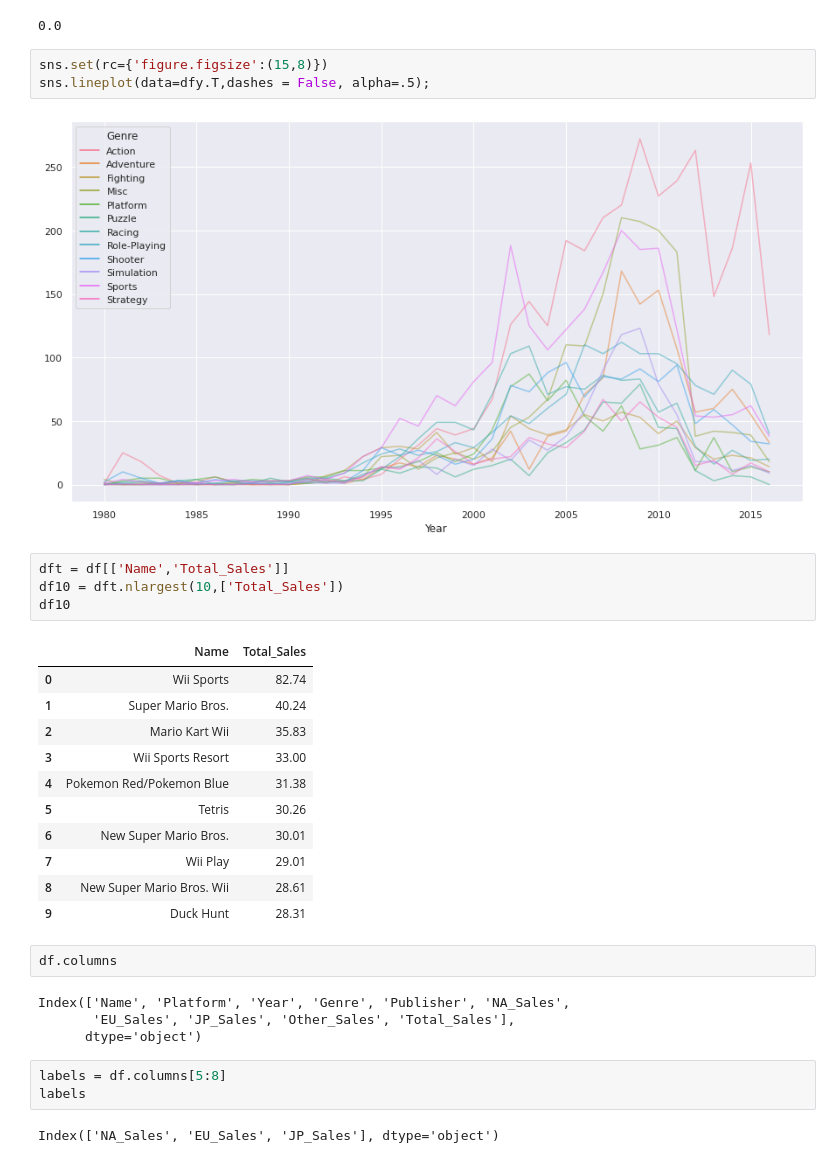
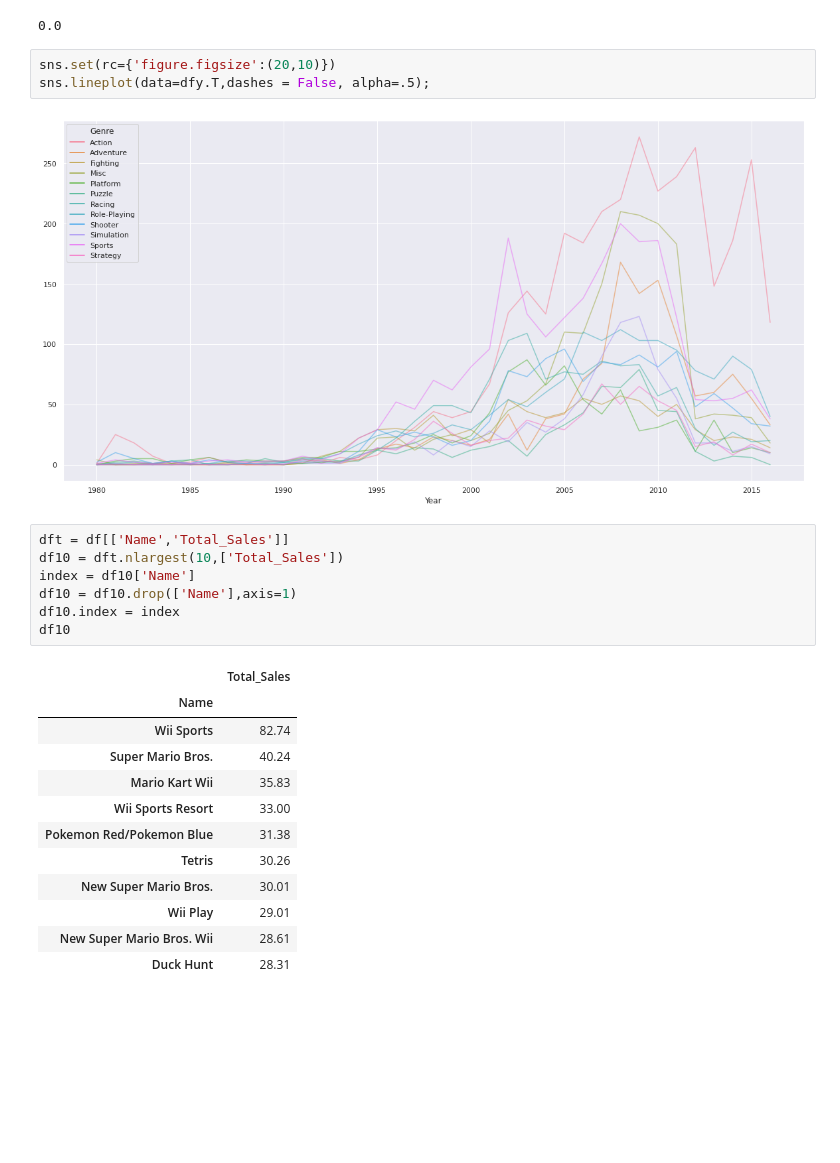
Before and after one commit to hsaurs/Projects, a Jupyter notebook: AI_06_유형석_Project1.ipynb, the cells around one changed output. Drawn from its saved outputs; the diff is of its cells as text; blank space fills up the shorter version.

```diff
--- a/AI_06_유형석_Project1.ipynb
+++ b/AI_06_유형석_Project1.ipynb
@@ -185,34 +202,27 @@ p
 # %% [output]
 0.0
 # %%
-sns.set(rc={'figure.figsize':(15,8)})
+sns.set(rc={'figure.figsize':(20,10)})
 sns.lineplot(data=dfy.T,dashes = False, alpha=.5);
 # %% [output]
-[figure, old version]
+[figure, new version]
 # %%
 dft = df[['Name','Total_Sales']]
 df10 = dft.nlargest(10,['Total_Sales'])
+index = df10['Name']
+df10 = df10.drop(['Name'],axis=1)
+df10.index = index
 df10
 # %% [output]
-|  | Name | Total_Sales |
-| 0 | Wii Sports | 82.74 |
-| 1 | Super Mario Bros. | 40.24 |
-| 2 | Mario Kart Wii | 35.83 |
-| 3 | Wii Sports Resort | 33.00 |
-| 4 | Pokemon Red/Pokemon Blue | 31.38 |
-| 5 | Tetris | 30.26 |
-| 6 | New Super Mario Bros. | 30.01 |
-| 7 | Wii Play | 29.01 |
-| 8 | New Super Mario Bros. Wii | 28.61 |
-| 9 | Duck Hunt | 28.31 |
+|  | Total_Sales |
+| Name |  |
+| Wii Sports | 82.74 |
+| Super Mario Bros. | 40.24 |
+| Mario Kart Wii | 35.83 |
+| Wii Sports Resort | 33.00 |
+| Pokemon Red/Pokemon Blue | 31.38 |
+| Tetris | 30.26 |
+| New Super Mario Bros. | 30.01 |
+| Wii Play | 29.01 |
+| New Super Mario Bros. Wii | 28.61 |
+| Duck Hunt | 28.31 |
-# %%
-df.columns
-# %% [output]
-Index(['Name', 'Platform', 'Year', 'Genre', 'Publisher', 'NA_Sales',
-       'EU_Sales', 'JP_Sales', 'Other_Sales', 'Total_Sales'],
-      dtype='object')
-# %%
-labels = df.columns[5:8]
-labels
-# %% [output]
-Index(['NA_Sales', 'EU_Sales', 'JP_Sales'], dtype='object')
```
Also changed, not shown: parts of 13 cells of this notebook.
